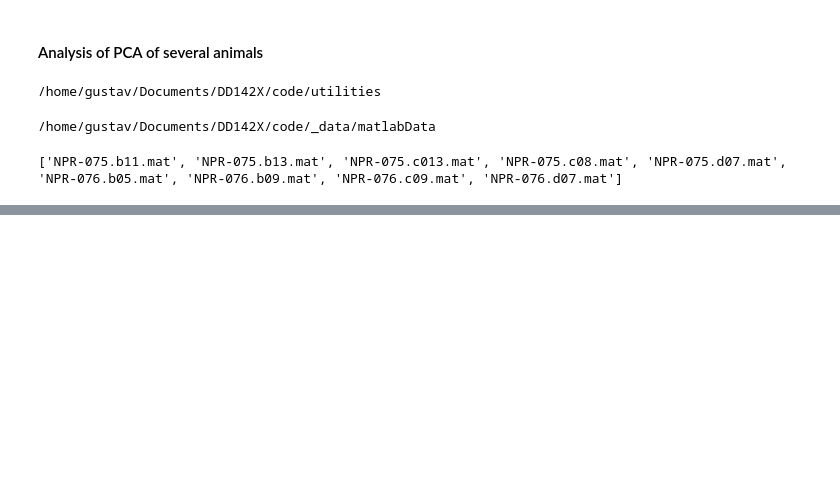
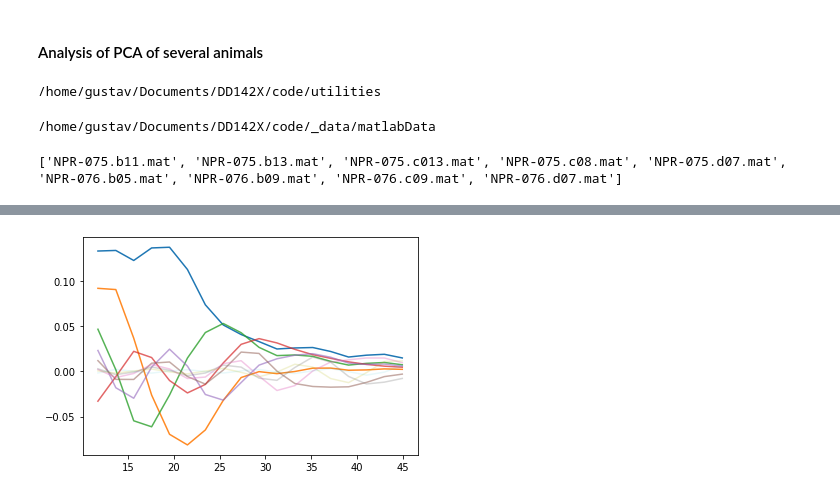
Before and after one commit to miriamvall/DD142X, a Jupyter notebook: code/notebooks/Multiple animals PCA.ipynb, the cells around one changed output, grey strips where cells are left out. Cells and saved outputs as stored; diff of their text form; code cells hidden in the pictures; blank space fills up the shorter version.

```diff
--- a/code/notebooks/Multiple animals PCA.ipynb
+++ b/code/notebooks/Multiple animals PCA.ipynb
@@ -169,0 +186,7 @@ PCA n = 163540
+# %%
+plt.clf()
+for idx, (ratio, component) in enumerate(zip(pca.explained_variance_ratio_, pca.components_)):
+    plt.plot(frqs, ratio * component, alpha = 1 - idx/10)
+plt.show()
+# %% [output]
+[figure, added]
```
Also changed, not shown: parts of 11 cells of this notebook, 7 other files.
